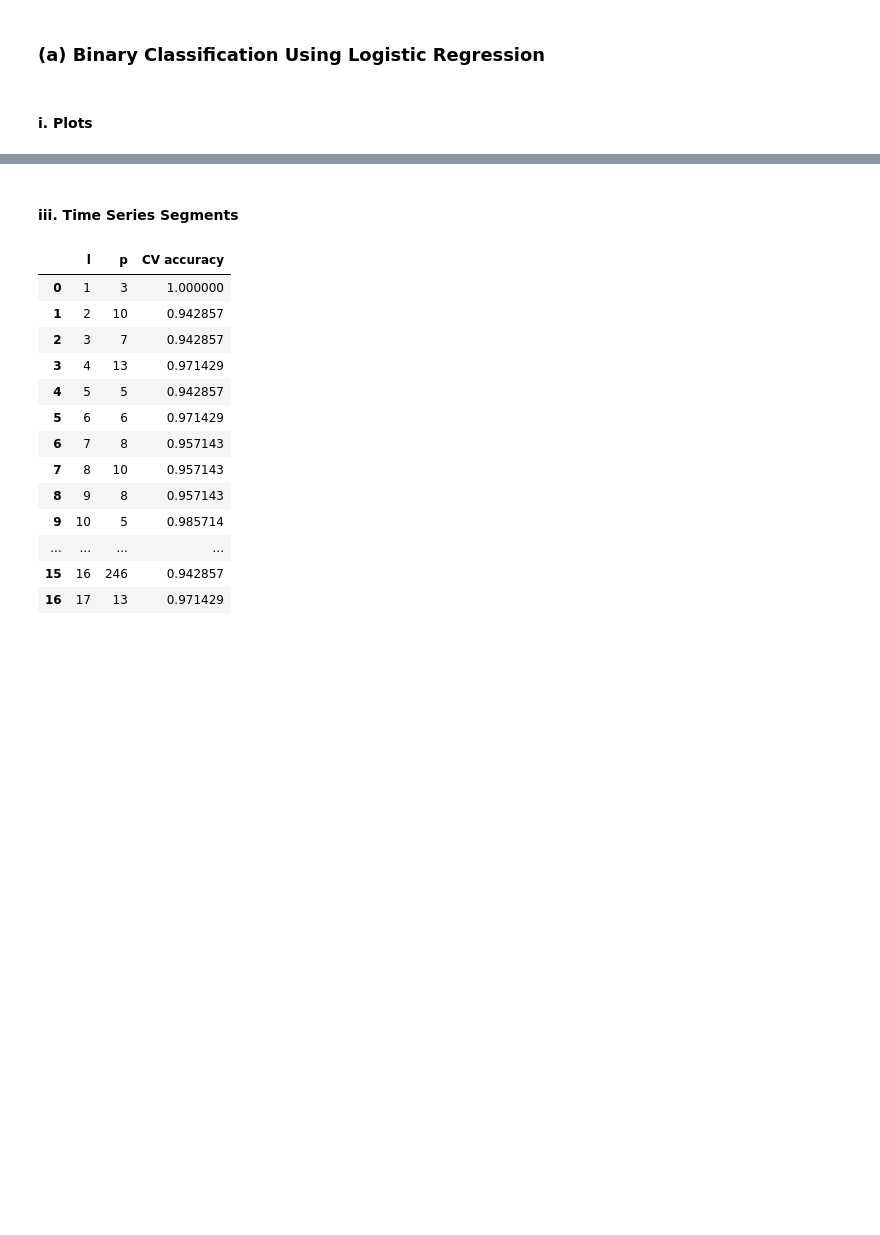
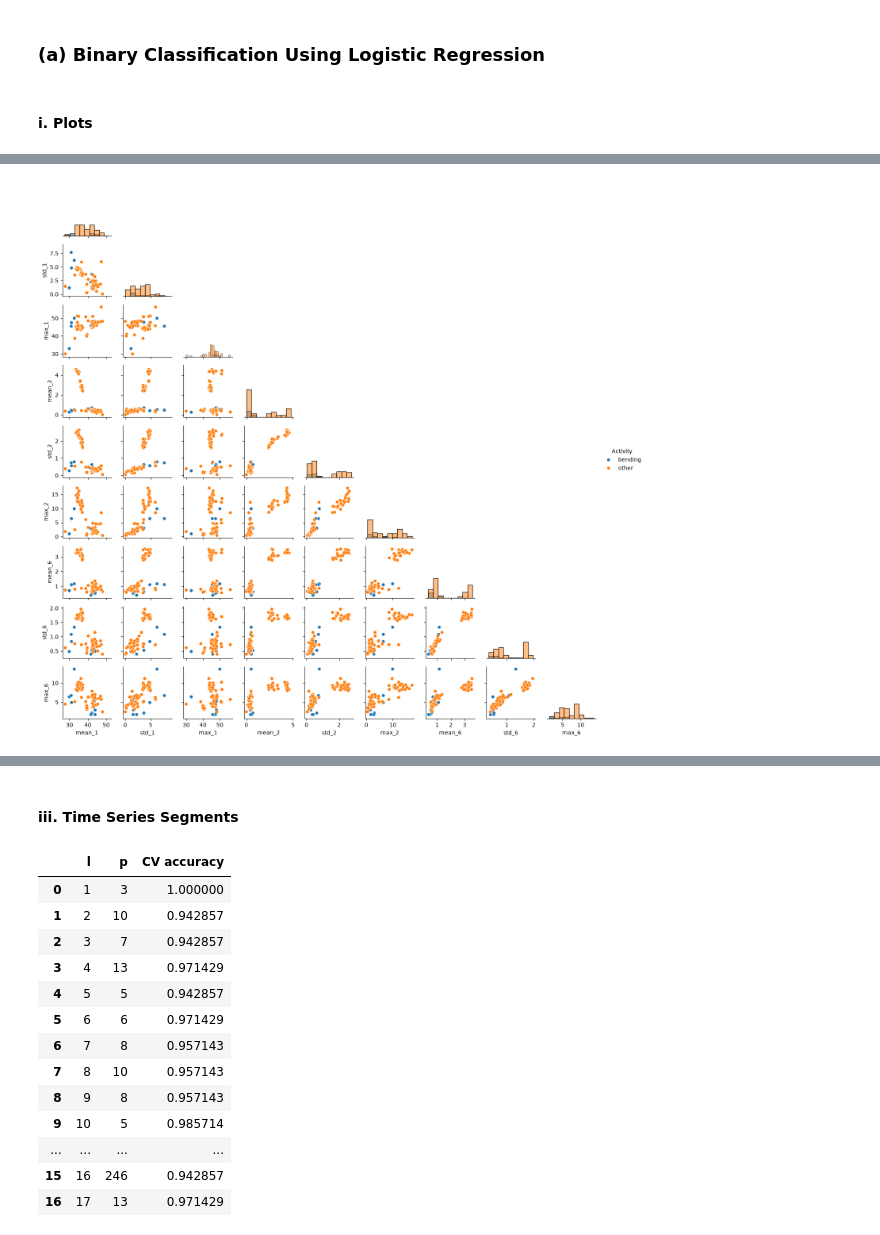
Before and after one commit to Ryan6546ea/DSCI552-HW4, a Jupyter notebook: notebook/Chen_Sian_HW4.ipynb, the cells around one changed output, grey strips where cells are left out. Saved outputs shown, nothing was run; the diff lists cells and outputs as text; code cells hidden in the pictures; blank space fills up the shorter version.

Commit message:
Add comments

```diff
--- a/notebook/Chen_Sian_HW4.ipynb
+++ b/notebook/Chen_Sian_HW4.ipynb
@@ -38,3 +34,14 @@ files = sorted(Path("../data/AReM").glob("*/*.csv"))
+# %%
+files = sorted(Path("../data/AReM").glob("*/*.csv"))
+
+# Read each file once; handle commas, spaces, and trailing delimiters.
+series = {
+    f: pd.read_csv(
+        f, comment="#", header=None, sep=r"[,\s]+",
+        engine="python", usecols=range(1, 7)
+    )
+    for f in files
+}
 # %% [markdown]
 ### (b) Splitting Data
 # %%
@@ -44,16 +51,15 @@ test_files = [
 ]
 
 train_files = [f for f in files if f not in test_files]
+
+train_series = [series[f] for f in train_files]
+test_series = [series[f] for f in test_files]
 # %% [markdown]
 ### (c) Feature Extraction
 # %%
 features = []
 
-for f in files:
-    data = pd.read_csv(
-        f, comment="#", header=None, sep=r"[,\s]+",
-        engine="python", usecols=range(1, 7)
-    )
+for data in series.values():
     features.append(data.describe().loc[
         ["min", "max", "mean", "50%", "std", "25%", "75%"]
     ].T.to_numpy().ravel())
@@ -114 +100,69 @@ plt.show()
+# %%
+cols = [
+    f"{s}_{i}"
+    for i in [1, 2, 6]
+    for s in ["mean", "std", "max"]
+]
+
+plot_data = features.loc[train_files, cols].copy()
+plot_data["Activity"] = [
+    "bending" if f.parent.name.startswith("bending") else "other"
+    for f in plot_data.index
+]
+
+rows = []
+
+for data in train_series:
+    mid = len(data) // 2
+    row = []
+    for part in [data.iloc[:mid], data.iloc[mid:]]:
+        row.extend(
+            part[[1, 2, 6]].agg(["mean", "std", "max"]).T.to_numpy().ravel()
+        )
+    rows.append(row)
+
+cols2 = [
+    f"{s}_{i}_p{j}"
+    for j in [1, 2]
+    for i in [1, 2, 6]
+    for s in ["mean", "std", "max"]
+]
+
+plot_data2 = pd.DataFrame(rows, columns=cols2, index=train_files)
+plot_data2["Activity"] = plot_data["Activity"]
+
+# Use the same bins and limits for each full-series and half-series feature.
+plot_bins = {}
+plot_limits = {}
+for name in cols:
+    values = np.r_[plot_data[name], plot_data2[name + "_p1"], plot_data2[name + "_p2"]]
+    edges = np.histogram_bin_edges(values, bins="auto")
+    plot_bins[name] = edges
+    margin = 0.05 * (edges[-1] - edges[0])
+    plot_limits[name] = (edges[0] - margin, edges[-1] + margin)
+
+def shared_hist(x, color, **kwargs):
+    sns.histplot(x, bins=plot_bins[x.name.split("_p")[0]], color=color, alpha=0.5, **kwargs)
+
+def plot_features(data, columns, height):
+    grid = sns.PairGrid(
+        data, vars=columns, hue="Activity", hue_order=["bending", "other"],
+        corner=True, height=height, diag_sharey=False
+    )
+    grid.map_lower(sns.scatterplot, edgecolor="white")
+    grid.map_diag(shared_hist)
+    grid.add_legend()
+    for i, y in enumerate(columns):
+        for j, x in enumerate(columns[:i + 1]):
+            grid.axes[i, j].set_xlim(plot_limits[x.split("_p")[0]])
+            if i != j:
+                grid.axes[i, j].set_ylim(plot_limits[y.split("_p")[0]])
+    for ax in grid.diag_axes:
+        ax.set_ylim(0, plot_data["Activity"].value_counts().max())
+    return grid
+
+full_plot = plot_features(plot_data, cols, 1.6)
+plt.show()
+# %% [output]
+[figure, added]
 # %% [markdown]
```
Also changed, not shown: parts of 27 cells of this notebook.
